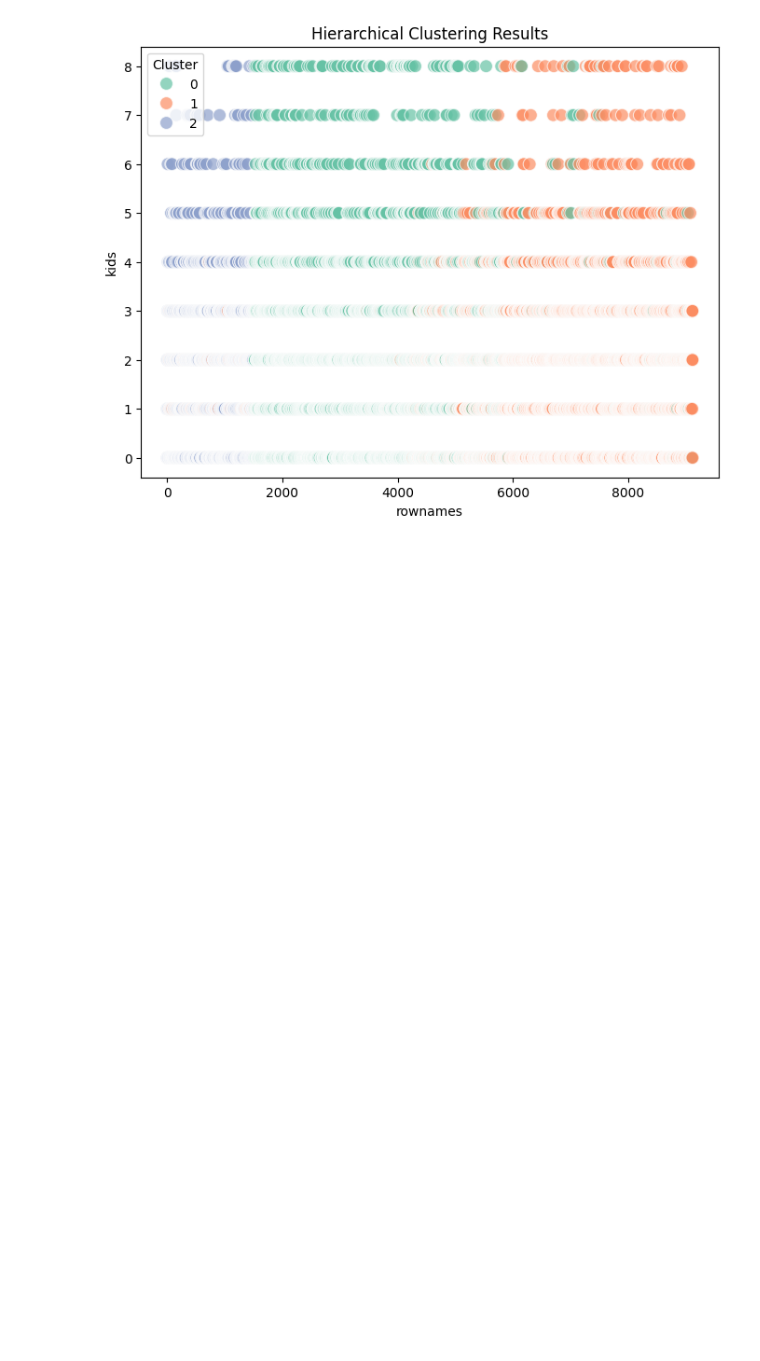
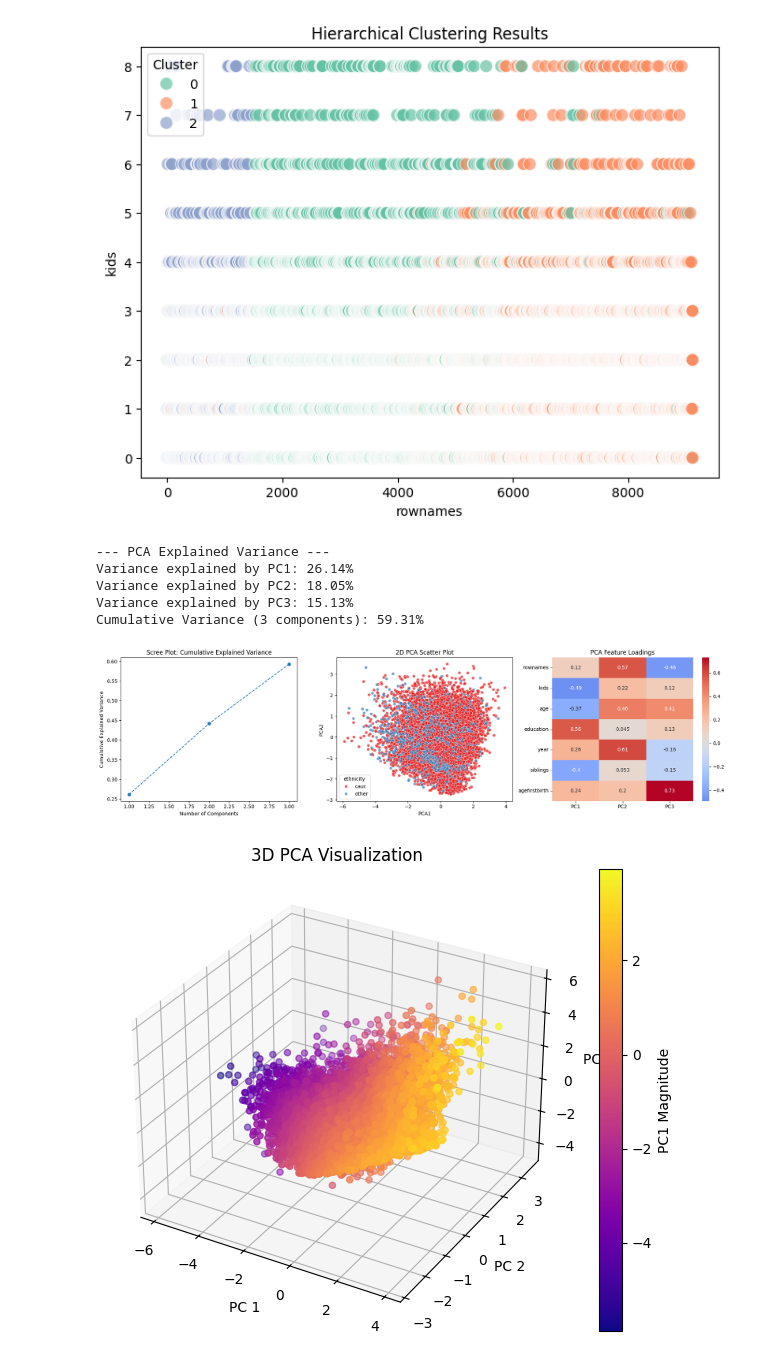
Before and after one commit to PawanSingh130901/Pawan-Singh, a Jupyter notebook: eda23bds0041.ipynb, the cells around one changed output. Drawn from its saved outputs; the diff is of its cells as text; code cells hidden in the pictures; blank space fills up the shorter version.

```diff
--- a/eda23bds0041.ipynb
+++ b/eda23bds0041.ipynb
@@ -321,3 +321,67 @@ plt.show()
 # %% [output]
 [figure]
 [figure]
+# %%
+from sklearn.decomposition import PCA
+from sklearn.preprocessing import StandardScaler
+import matplotlib.pyplot as plt
+import seaborn as sns
+import numpy as np
+
+# Standardize data
+scaler_pca = StandardScaler()
+scaled_pca_data = scaler_pca.fit_transform(df[num_cols])
+
+# Apply PCA for 3 components (for 3D plotting)
+pca_full = PCA(n_components=3, random_state=42)
+pca_result_full = pca_full.fit_transform(scaled_pca_data)
+df['PCA1'] = pca_result_full[:, 0]
+df['PCA2'] = pca_result_full[:, 1]
+df['PCA3'] = pca_result_full[:, 2]
+
+# Text Outputs
+print("--- PCA Explained Variance ---")
+print(f"Variance explained by PC1: {pca_full.explained_variance_ratio_[0]*100:.2f}%")
+print(f"Variance explained by PC2: {pca_full.explained_variance_ratio_[1]*100:.2f}%")
+print(f"Variance explained by PC3: {pca_full.explained_variance_ratio_[2]*100:.2f}%")
+print(f"Cumulative Variance (3 components): {np.sum(pca_full.explained_variance_ratio_)*100:.2f}%\n")
+
+# Graph 1: Scree Plot (Cumulative Variance)
+plt.figure(figsize=(18, 5))
+plt.subplot(1, 3, 1)
+plt.plot(range(1, 4), np.cumsum(pca_full.explained_variance_ratio_), marker='o', linestyle='--')
+plt.title('Scree Plot: Cumulative Explained Variance')
+plt.xlabel('Number of Components')
+plt.ylabel('Cumulative Explained Variance')
+
+# Graph 2: 2D PCA Plot colored by a categorical variable
+plt.subplot(1, 3, 2)
+sns.scatterplot(x='PCA1', y='PCA2', hue=df[cat_cols[0]], data=df, palette='Set1', alpha=0.7)
+plt.title('2D PCA Scatter Plot')
+
+# Graph 3: PCA Feature Loadings Heatmap
+plt.subplot(1, 3, 3)
+loadings = pd.DataFrame(pca_full.components_.T, columns=['PC1', 'PC2', 'PC3'], index=num_cols)
+sns.heatmap(loadings, annot=True, cmap='coolwarm', center=0)
+plt.title('PCA Feature Loadings')
+plt.tight_layout()
+plt.show()
+
+# Graph 4: 3D PCA Plot
+fig = plt.figure(figsize=(8, 6))
+ax = fig.add_subplot(111, projection='3d')
+scatter_3d = ax.scatter(df['PCA1'], df['PCA2'], df['PCA3'], c=df['PCA1'], cmap='plasma')
+ax.set_xlabel('PC 1')
+ax.set_ylabel('PC 2')
+ax.set_zlabel('PC 3')
+ax.set_title('3D PCA Visualization')
+fig.colorbar(scatter_3d, label='PC1 Magnitude')
+plt.show()
+# %% [output]
+--- PCA Explained Variance ---
+Variance explained by PC1: 26.14%
+Variance explained by PC2: 18.05%
+Variance explained by PC3: 15.13%
+Cumulative Variance (3 components): 59.31%
+[figure, added]
+[figure, added]
```
Also changed, not shown: parts of 1 cell of this notebook.
